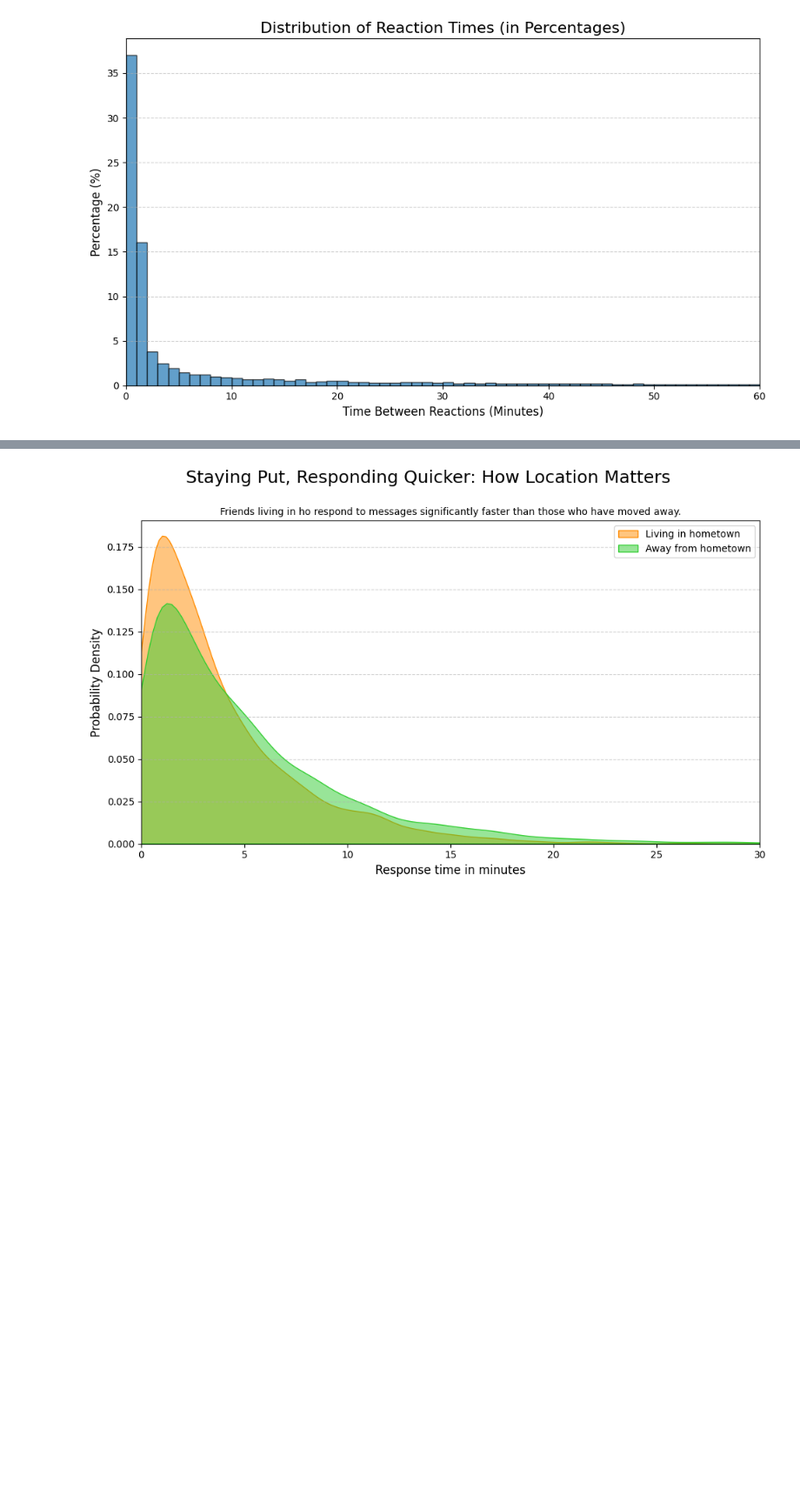
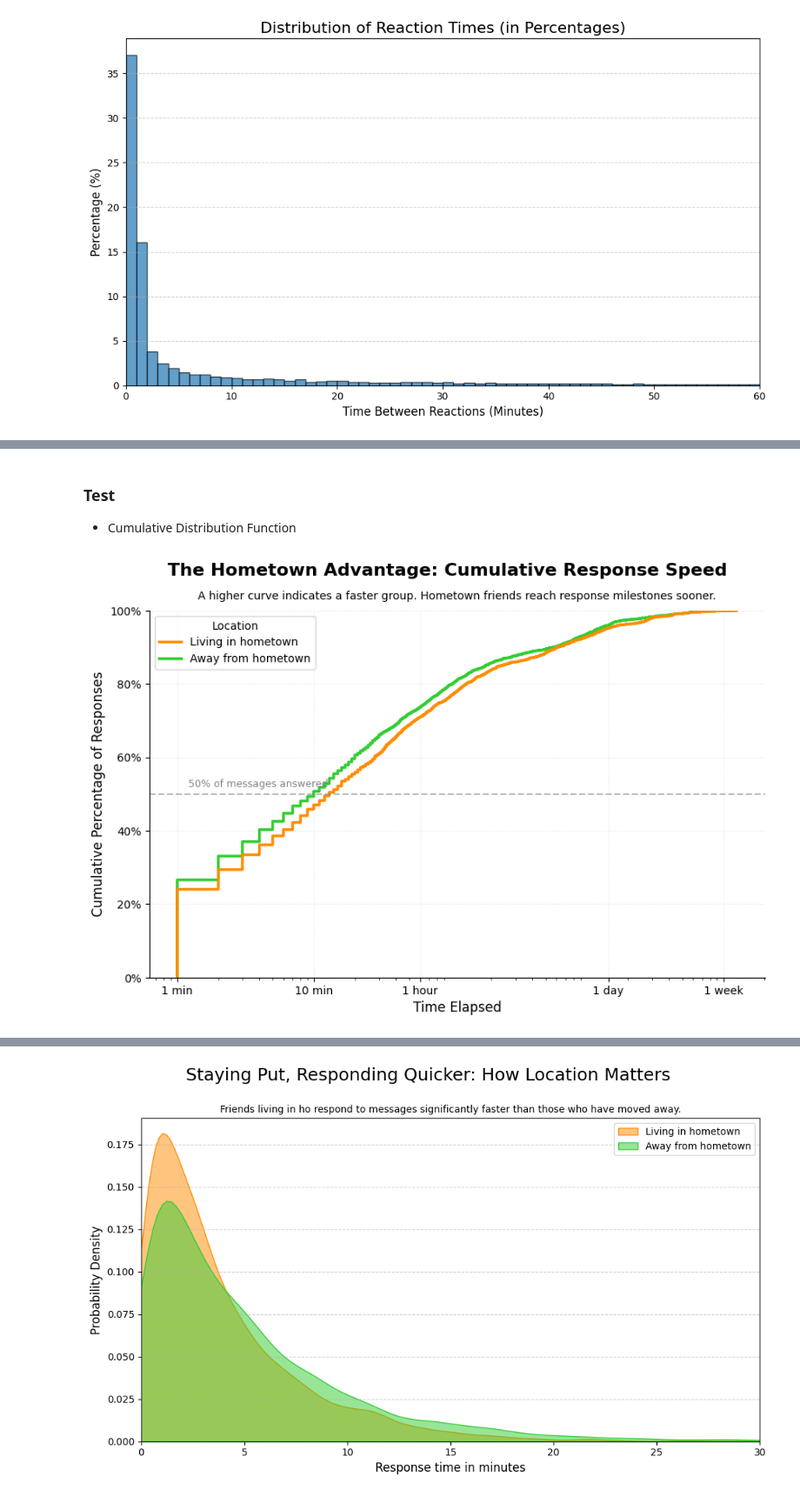
Before and after one commit to bashoogeventerink-max/DAV, a Jupyter notebook: notebooks/03-distributions.ipynb, the cells around one changed output, grey strips where cells are left out. Shown at 87% size. Drawn from its saved outputs; the diff is of its cells as text; code cells hidden in the pictures; blank space fills up the shorter version.

```diff
--- a/notebooks/03-distributions.ipynb
+++ b/notebooks/03-distributions.ipynb
@@ -110,0 +168,54 @@ plt.savefig('reaction_time_percentage_hist.png')
+# %% [markdown]
+### Test
+- Cumulative Distribution Function
+# %%
+import matplotlib.pyplot as plt
+import seaborn as sns
+import numpy as np
+
+# 1. Clean the data (using your existing subset logic)
+df_cdf = df[["living_in_city", "react_time_min"]].copy()
+df_cdf = df_cdf.dropna(subset=["living_in_city", "react_time_min"])
+df_cdf = df_cdf[df_cdf["react_time_min"] > 0]
+df_cdf["Location"] = df_cdf["living_in_city"].map({0: "Living in hometown", 1: "Away from hometown"})
+
+plt.figure(figsize=(10, 6))
+
+# 2. Use ecdfplot for the Cumulative Percentage
+# log_scale=True keeps the time intervals readable (minutes vs hours)
+ax = sns.ecdfplot(
+    data=df_cdf,
+    x="react_time_min",
+    hue="Location",
+    palette={"Living in hometown": "darkorange", "Away from hometown": "limegreen"},
+    log_scale=True,
+    linewidth=2.5 # Make lines bold for better Preattentive Processing
+)
+
+# 3. Relabel X-Axis (Human-readable)
+ticks = [1, 10, 60, 1440, 10080]
+labels = ["1 min", "10 min", "1 hour", "1 day", "1 week"]
+ax.set_xticks(ticks)
+ax.set_xticklabels(labels)
+
+# 4. Relabel Y-Axis to Percentage
+ax.set_yticklabels(['0%', '20%', '40%', '60%', '80%', '100%'])
+
+# 5. Adding a "Threshold" line (Gestalt: Enclosure/Common Region)
+plt.axhline(0.5, color='gray', linestyle='--', alpha=0.5)
+plt.text(1.2, 0.52, "50% of messages answered", color='gray', fontsize=9)
+
+# 6. Formatting
+plt.suptitle("The Hometown Advantage: Cumulative Response Speed", fontsize=16, fontweight="bold")
+plt.title(
+    "A higher curve indicates a faster group. Hometown friends reach response milestones sooner.",
+    fontsize=10, pad=10
+)
+plt.xlabel("Time Elapsed", fontsize=12)
+plt.ylabel("Cumulative Percentage of Responses", fontsize=12)
+
+sns.despine()
+plt.grid(axis='both', linestyle=':', alpha=0.3)
+plt.show()
+# %% [output]
+[figure, added]
```
Also changed, not shown: parts of 20 cells of this notebook, 3 other files.
